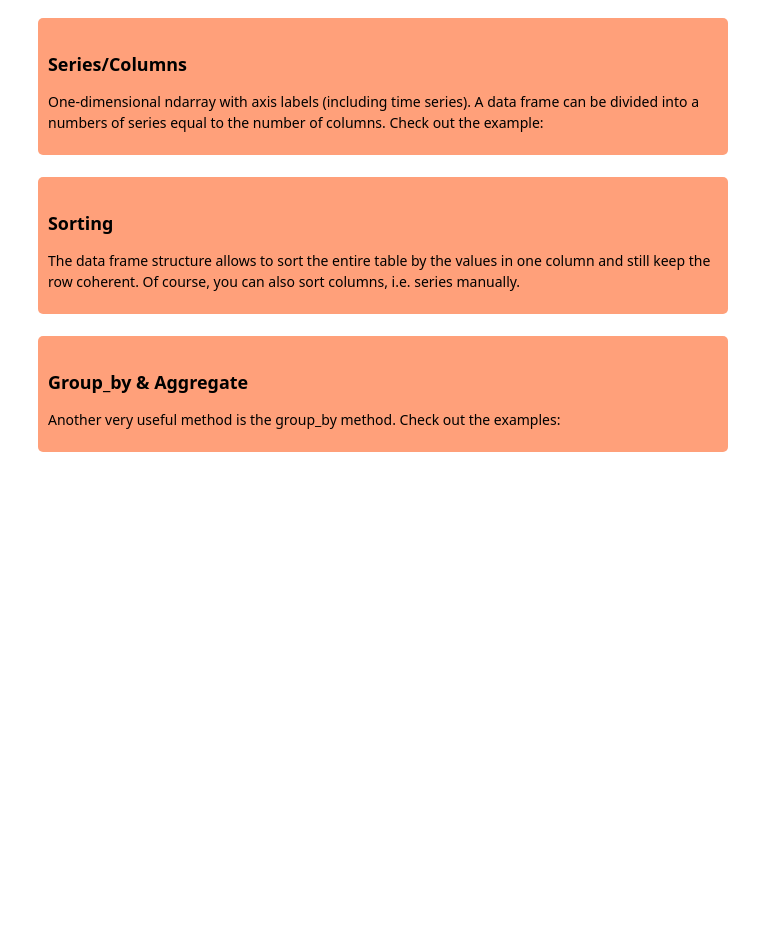
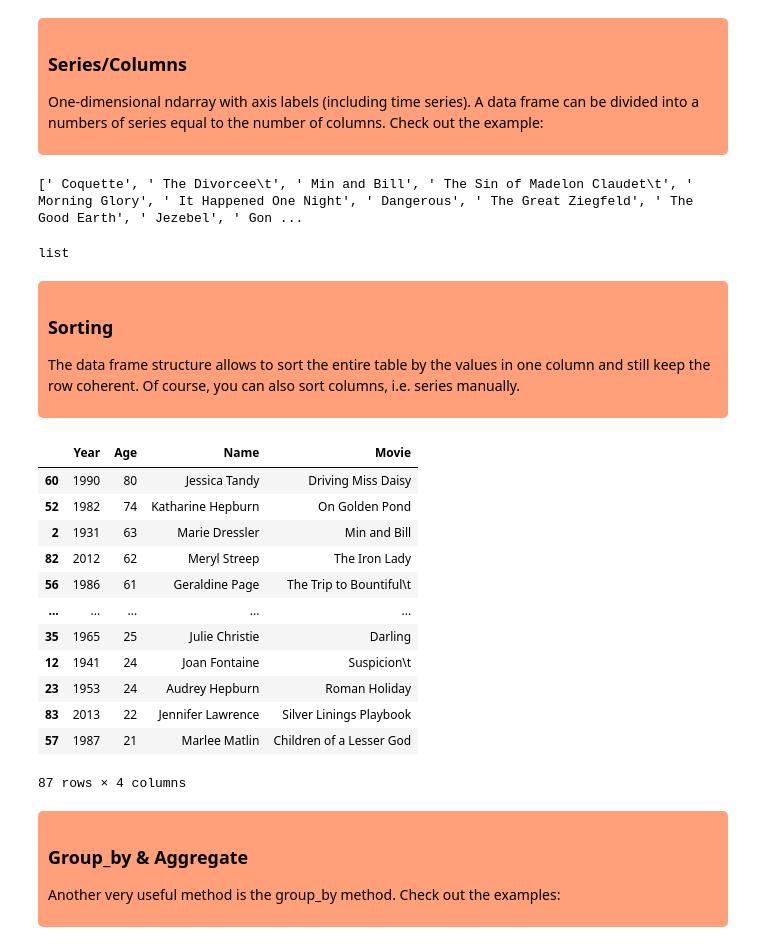
Before and after one commit to thaiv28/CS-14115_SS22, a Jupyter notebook: session_05/session_05_notebook_student.ipynb, the cells around one changed output. Drawn from its saved outputs; the diff is of its cells as text; code cells hidden in the pictures; blank space fills up the shorter version.

```diff
--- a/session_05/session_05_notebook_student.ipynb
+++ b/session_05/session_05_notebook_student.ipynb
@@ -37,12 +64,40 @@ Since .csv files are the most common way to store data, pandas has implemented a
 ### Series/Columns
 
 One-dimensional ndarray with axis labels (including time series). A data frame can be divided into a numbers of series equal to the number of columns. Check out the example:
+# %%
+movies = oscar['Movie']
+
+movies = movies.to_list()
+
+print(movies)
+type(movies)
+# %% [output]
+[' Coquette', ' The Divorcee\t', ' Min and Bill', ' The Sin of Madelon Claudet\t', ' Morning Glory', ' It Happened One Night', ' Dangerous', ' The Great Ziegfeld', ' The Good Earth', ' Jezebel', ' Gon ...
+list
 # %% [markdown]
 <div style='background: lightsalmon; padding: 10px; border: thin solid darblue; border-radius: 5px'>
 
 ### Sorting
 
 The data frame structure allows to sort the entire table by the values in one column and still keep the row coherent. Of course, you can also sort columns, i.e. series manually.
+# %%
+oscar.sort_values(['Age', "Name"]).head(5)
+
+oscar.sort_values("Age", ascending = False)
+# %% [output]
+|  | Year | Age | Name | Movie |
+| 60 | 1990 | 80 | Jessica Tandy | Driving Miss Daisy |
+| 52 | 1982 | 74 | Katharine Hepburn | On Golden Pond |
+| 2 | 1931 | 63 | Marie Dressler | Min and Bill |
+| 82 | 2012 | 62 | Meryl Streep | The Iron Lady |
+| 56 | 1986 | 61 | Geraldine Page | The Trip to Bountiful\t |
+| ... | ... | ... | ... | ... |
+| 35 | 1965 | 25 | Julie Christie | Darling |
+| 12 | 1941 | 24 | Joan Fontaine | Suspicion\t |
+| 23 | 1953 | 24 | Audrey Hepburn | Roman Holiday |
+| 83 | 2013 | 22 | Jennifer Lawrence | Silver Linings Playbook |
+| 57 | 1987 | 21 | Marlee Matlin | Children of a Lesser God |
+87 rows × 4 columns
 # %% [markdown]
 <div style='background: lightsalmon; padding: 10px; border: thin solid darblue; border-radius: 5px'>
 
```
Also changed, not shown: parts of 9 cells of this notebook.
